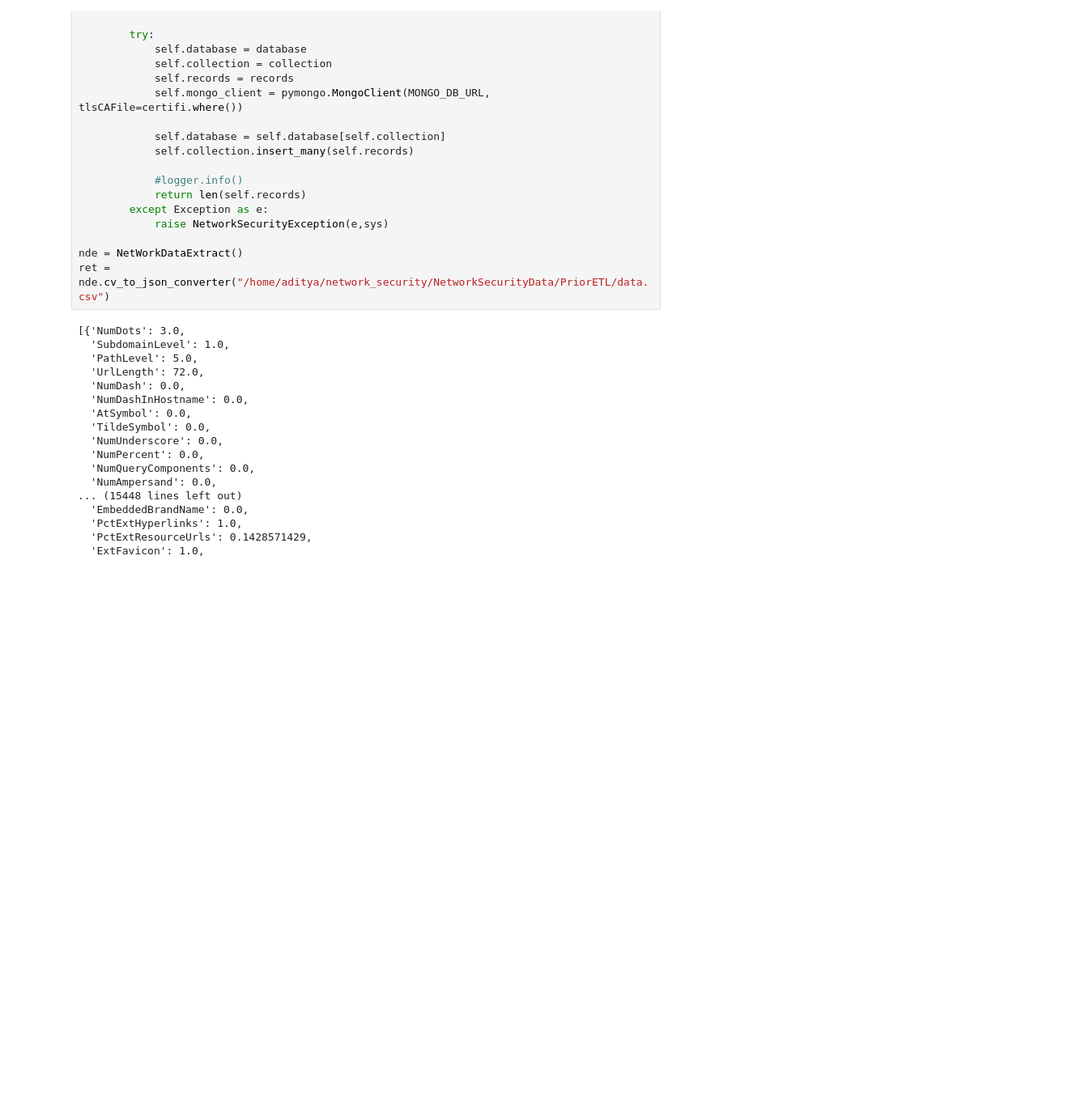
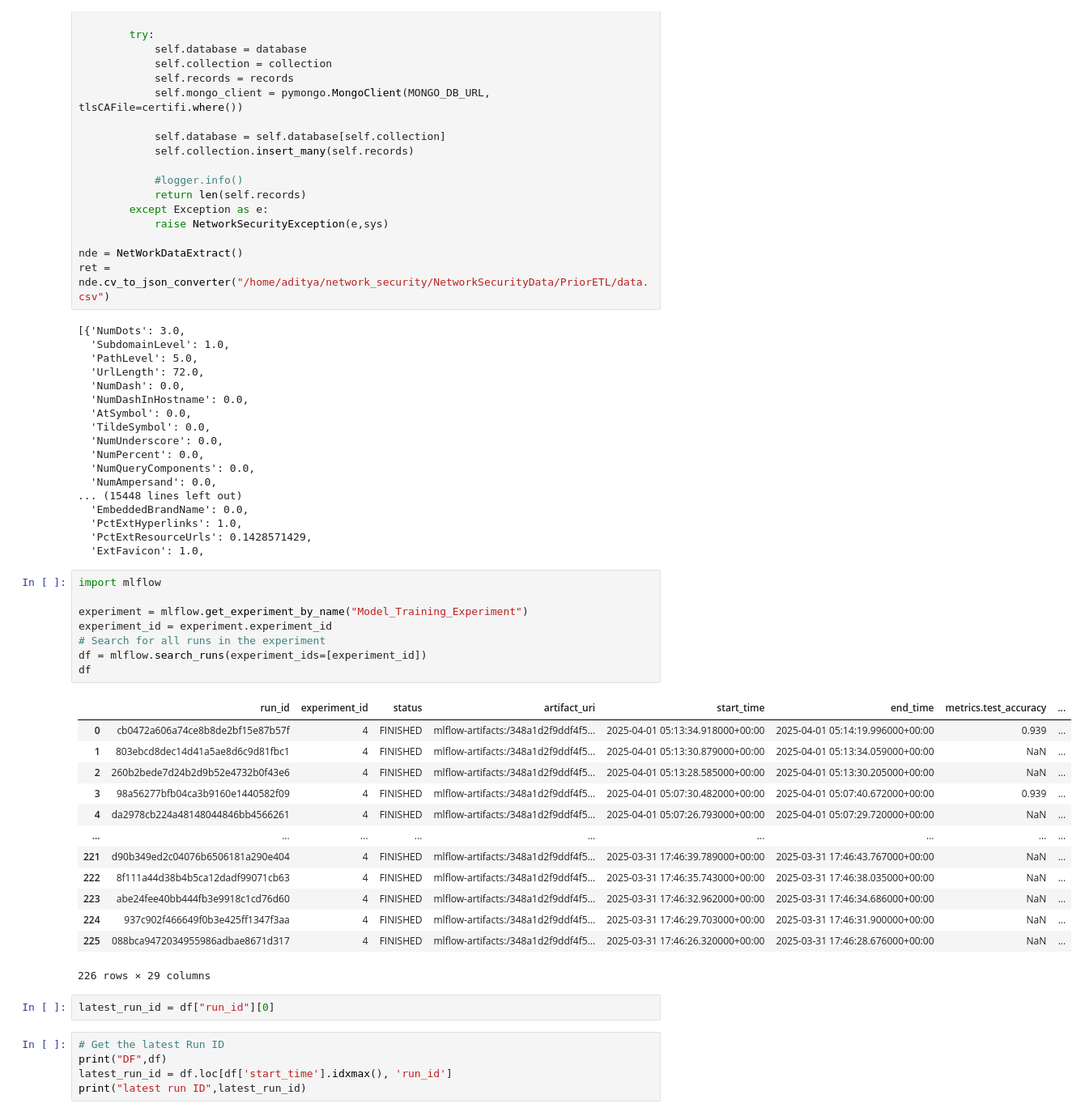
Before and after one commit to ADITYAAV80/E2E-Network-Security, a Jupyter notebook: notebooks/research.ipynb, the cells around one changed output. Shown at 81% size. Saved outputs shown, nothing was run; the diff lists cells and outputs as text; blank space fills up the shorter version.

```diff
--- a/notebooks/research.ipynb
+++ b/notebooks/research.ipynb
@@ -70,3 +70,32 @@ ret = nde.cv_to_json_converter("/home/aditya/network_security/NetworkSecurityDat
   'PctExtHyperlinks': 1.0,
   'PctExtResourceUrls': 0.1428571429,
   'ExtFavicon': 1.0,
+# %%
+import mlflow
+
+experiment = mlflow.get_experiment_by_name("Model_Training_Experiment")
+experiment_id = experiment.experiment_id
+# Search for all runs in the experiment
+df = mlflow.search_runs(experiment_ids=[experiment_id])
+df
+# %% [output]
+|  | run_id | experiment_id | status | artifact_uri | start_time | end_time | metrics.test_accuracy | ... |
+| 0 | cb0472a606a74ce8b8de2bf15e87b57f | 4 | FINISHED | mlflow-artifacts:/348a1d2f9ddf4f5... | 2025-04-01 05:13:34.918000+00:00 | 2025-04-01 05:14:19.996000+00:00 | 0.939 | ... |
+| 1 | 803ebcd8dec14d41a5ae8d6c9d81fbc1 | 4 | FINISHED | mlflow-artifacts:/348a1d2f9ddf4f5... | 2025-04-01 05:13:30.879000+00:00 | 2025-04-01 05:13:34.059000+00:00 | NaN | ... |
+| 2 | 260b2bede7d24b2d9b52e4732b0f43e6 | 4 | FINISHED | mlflow-artifacts:/348a1d2f9ddf4f5... | 2025-04-01 05:13:28.585000+00:00 | 2025-04-01 05:13:30.205000+00:00 | NaN | ... |
+| 3 | 98a56277bfb04ca3b9160e1440582f09 | 4 | FINISHED | mlflow-artifacts:/348a1d2f9ddf4f5... | 2025-04-01 05:07:30.482000+00:00 | 2025-04-01 05:07:40.672000+00:00 | 0.939 | ... |
+| 4 | da2978cb224a48148044846bb4566261 | 4 | FINISHED | mlflow-artifacts:/348a1d2f9ddf4f5... | 2025-04-01 05:07:26.793000+00:00 | 2025-04-01 05:07:29.720000+00:00 | NaN | ... |
+| ... | ... | ... | ... | ... | ... | ... | ... | ... |
+| 221 | d90b349ed2c04076b6506181a290e404 | 4 | FINISHED | mlflow-artifacts:/348a1d2f9ddf4f5... | 2025-03-31 17:46:39.789000+00:00 | 2025-03-31 17:46:43.767000+00:00 | NaN | ... |
+| 222 | 8f111a44d38b4b5ca12dadf99071cb63 | 4 | FINISHED | mlflow-artifacts:/348a1d2f9ddf4f5... | 2025-03-31 17:46:35.743000+00:00 | 2025-03-31 17:46:38.035000+00:00 | NaN | ... |
+| 223 | abe24fee40bb444fb3e9918c1cd76d60 | 4 | FINISHED | mlflow-artifacts:/348a1d2f9ddf4f5... | 2025-03-31 17:46:32.962000+00:00 | 2025-03-31 17:46:34.686000+00:00 | NaN | ... |
+| 224 | 937c902f466649f0b3e425ff1347f3aa | 4 | FINISHED | mlflow-artifacts:/348a1d2f9ddf4f5... | 2025-03-31 17:46:29.703000+00:00 | 2025-03-31 17:46:31.900000+00:00 | NaN | ... |
+| 225 | 088bca9472034955986adbae8671d317 | 4 | FINISHED | mlflow-artifacts:/348a1d2f9ddf4f5... | 2025-03-31 17:46:26.320000+00:00 | 2025-03-31 17:46:28.676000+00:00 | NaN | ... |
+226 rows × 29 columns
+# %%
+latest_run_id = df["run_id"][0]
+# %%
+# Get the latest Run ID
+print("DF",df)
+latest_run_id = df.loc[df['start_time'].idxmax(), 'run_id']
+print("latest run ID",latest_run_id)
```
Also changed, not shown: 24 other files.
